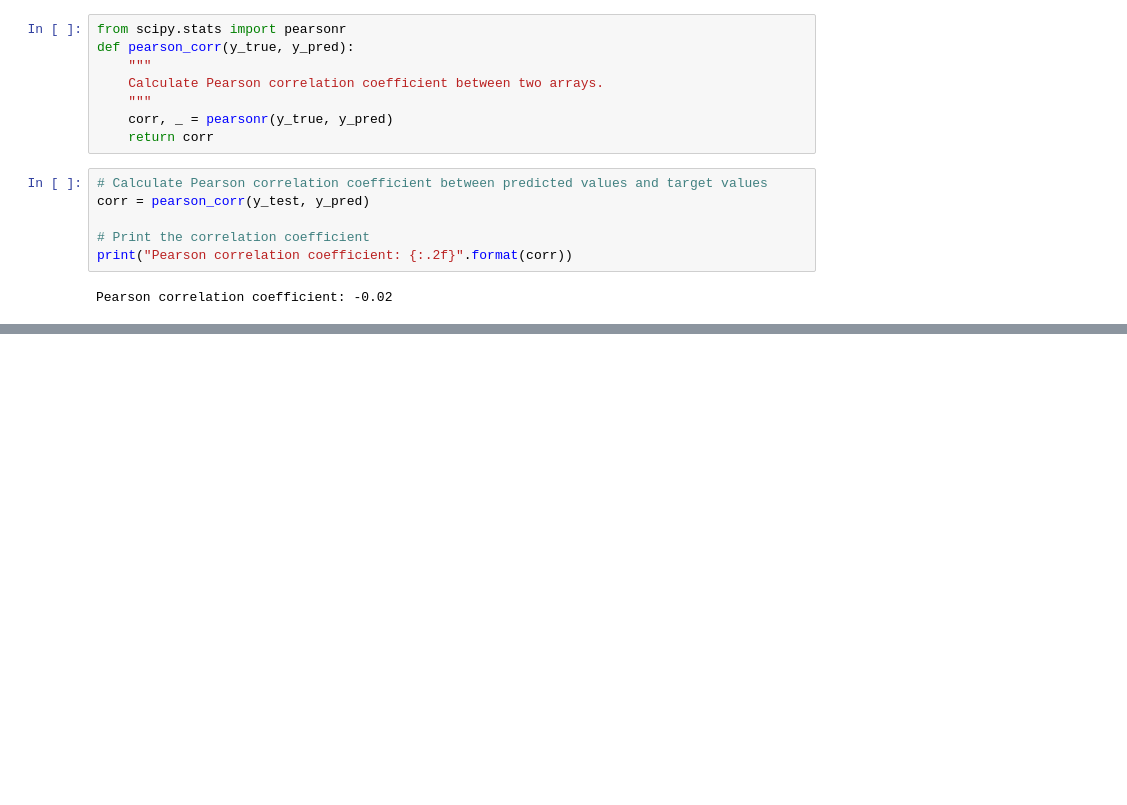
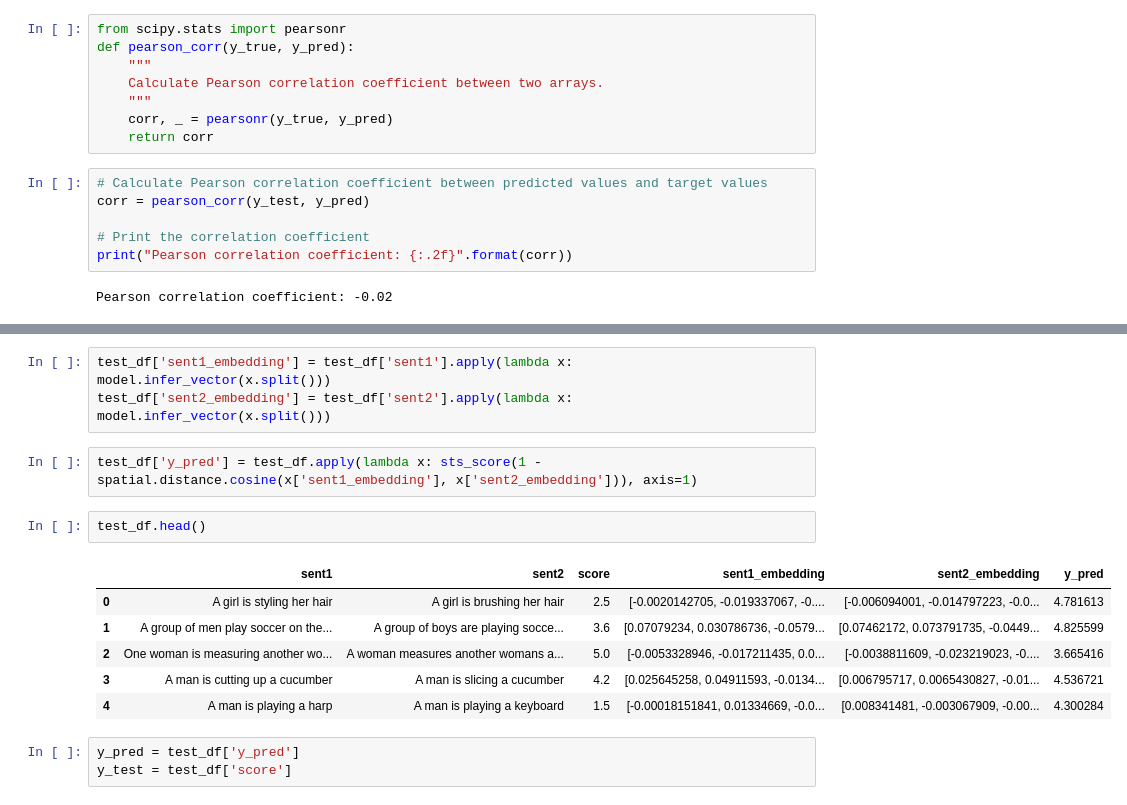
Before and after one commit to tanalpha-aditya/Advanced_Semantic_similarity, a Jupyter notebook: semantic_model_training.ipynb, the cells around one changed output, grey strips where cells are left out. Drawn from its saved outputs; the diff is of its cells as text; blank space fills up the shorter version.

```diff
--- a/semantic_model_training.ipynb
+++ b/semantic_model_training.ipynb
@@ -131,0 +292,17 @@ Pearson correlation coefficient: -0.02
+# %%
+test_df['sent1_embedding'] = test_df['sent1'].apply(lambda x: model.infer_vector(x.split()))
+test_df['sent2_embedding'] = test_df['sent2'].apply(lambda x: model.infer_vector(x.split()))
+# %%
+test_df['y_pred'] = test_df.apply(lambda x: sts_score(1 - spatial.distance.cosine(x['sent1_embedding'], x['sent2_embedding'])), axis=1)
+# %%
+test_df.head()
+# %% [output]
+|  | sent1 | sent2 | score | sent1_embedding | sent2_embedding | y_pred |
+| 0 | A girl is styling her hair | A girl is brushing her hair | 2.5 | [-0.0020142705, -0.019337067, -0.... | [-0.006094001, -0.014797223, -0.0... | 4.781613 |
+| 1 | A group of men play soccer on the... | A group of boys are playing socce... | 3.6 | [0.07079234, 0.030786736, -0.0579... | [0.07462172, 0.073791735, -0.0449... | 4.825599 |
+| 2 | One woman is measuring another wo... | A woman measures another womans a... | 5.0 | [-0.0053328946, -0.017211435, 0.0... | [-0.0038811609, -0.023219023, -0.... | 3.665416 |
+| 3 | A man is cutting up a cucumber | A man is slicing a cucumber | 4.2 | [0.025645258, 0.04911593, -0.0134... | [0.006795717, 0.0065430827, -0.01... | 4.536721 |
+| 4 | A man is playing a harp | A man is playing a keyboard | 1.5 | [-0.00018151841, 0.01334669, -0.0... | [0.008341481, -0.003067909, -0.00... | 4.300284 |
+# %%
+y_pred = test_df['y_pred']
+y_test = test_df['score']
```
Also changed, not shown: parts of 45 cells of this notebook, 1 other file.
